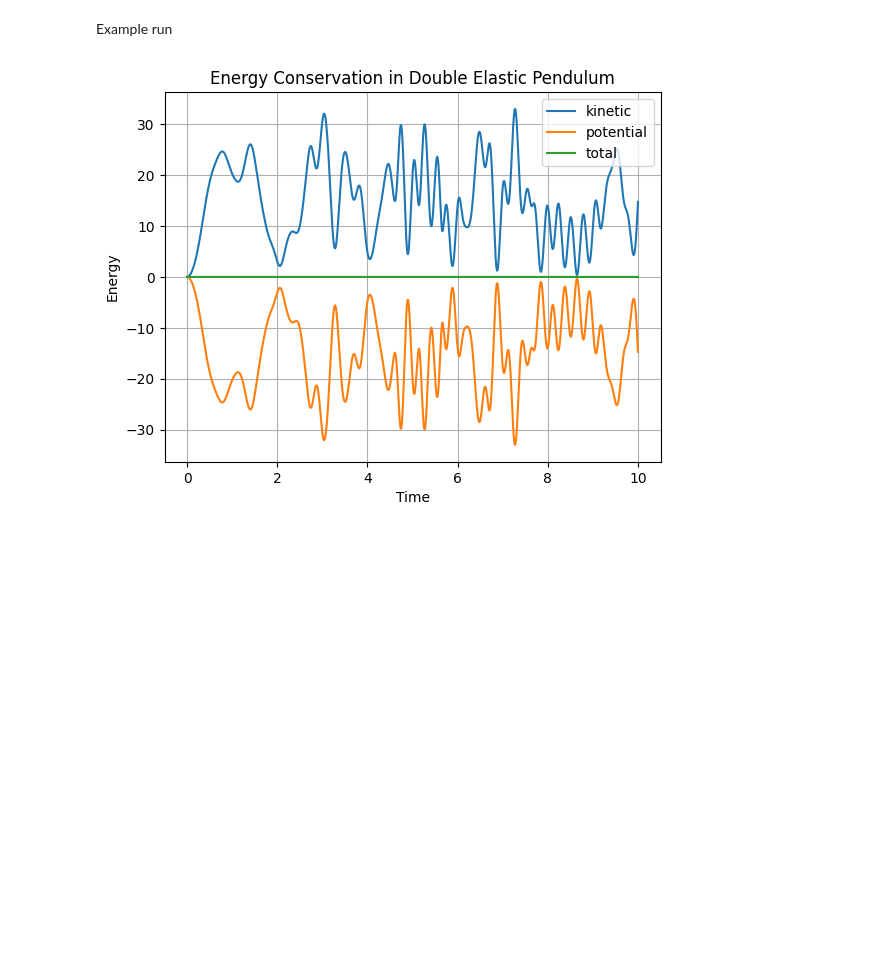
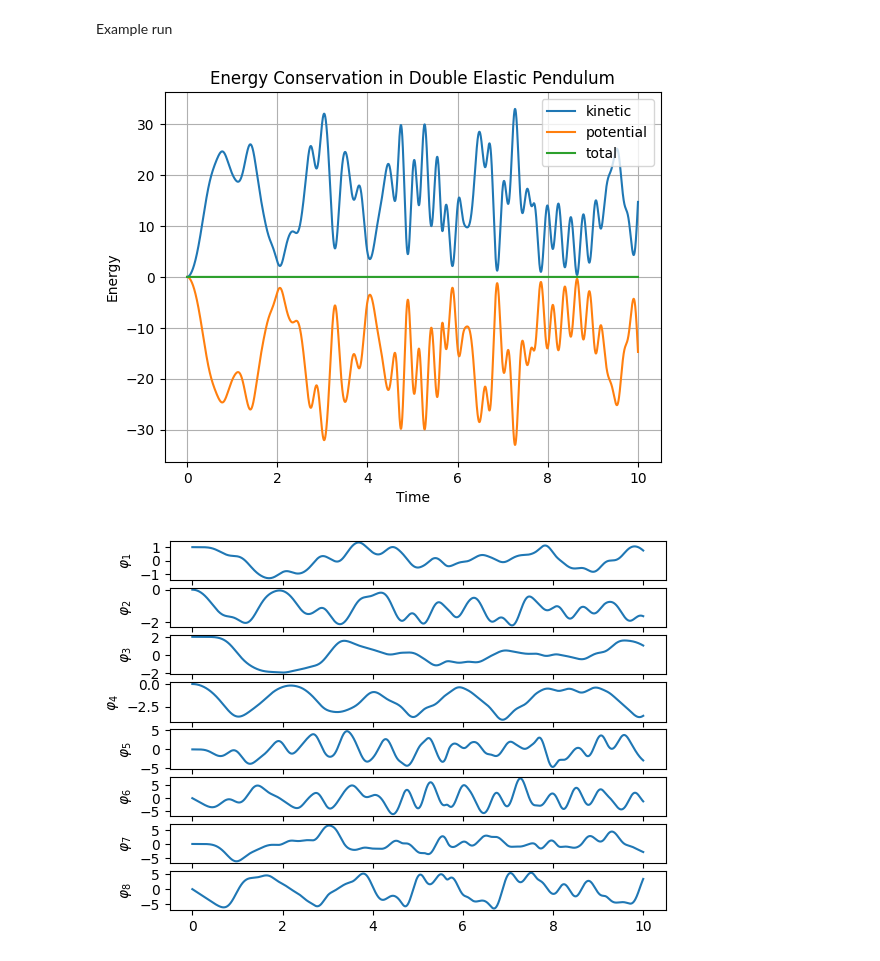
Before and after one commit to Chicago-Club-Management-Company/aqua-blue, a Jupyter notebook: examples/knowledge-based-model.ipynb, the cells around one changed output. Drawn from its saved outputs; the diff is of its cells as text; code cells hidden in the pictures; blank space fills up the shorter version.

```diff
--- a/examples/knowledge-based-model.ipynb
+++ b/examples/knowledge-based-model.ipynb
@@ -95,43 +97,48 @@ double_pendulum = DoublePendulum(
     mass=1.0,
     anchor=(0.0, 0.0),
     positions=[
         [1.0, 0.0],
         [2.0, 0.0],
     ],
     velocities=[
         [0.0, 0.0],
         [0.0, 0.0]
     ]
 )
 
-
-r1_history = []
-r2_history = []
 KE_history = []
 PE_history = []
 
 steps = 10000
 timestep = 1.0e-3
-for _ in range(steps):
-    r1_history.append(double_pendulum.positions[0])
-    r2_history.append(double_pendulum.positions[1])
-    KE_history.append(double_pendulum.kinetic_energy)
-    PE_history.append(double_pendulum.potential_energy)
+phase_space_trajectory = np.zeros((steps, 8))
+ke_history = np.zeros(steps)
+pe_history = np.zeros(steps)
+for i in range(steps):
+
+    phase_space_trajectory[i] = np.concat((*double_pendulum.positions, *double_pendulum.velocities))
+    ke_history[i] = double_pendulum.kinetic_energy
+    pe_history[i] = double_pendulum.potential_energy
 
     double_pendulum.step(timestep=timestep)
 
 # Plot energy over time
-KE_history = np.array(KE_history)
-PE_history = np.array(PE_history)
 t = np.linspace(0, timestep * steps, steps)
-plt.plot(t, KE_history, label="kinetic")
-plt.plot(t, PE_history, label="potential")
-plt.plot(t, KE_history + PE_history, label="total")
+plt.plot(t, ke_history, label="kinetic")
+plt.plot(t, pe_history, label="potential")
+plt.plot(t, ke_history + pe_history, label="total")
 plt.legend()
 plt.xlabel('Time')
 plt.ylabel('Energy')
 plt.title('Energy Conservation in Double Elastic Pendulum')
 plt.grid()
 plt.show()
+plt.close()
+
+fig, axs = plt.subplots(nrows=8, sharex=True)
+for i, (ax, dim) in enumerate(zip(axs, phase_space_trajectory.T)):
+    ax.plot(t, dim)
+    ax.set_ylabel(rf"$\varphi_{{{i + 1}}}$")
 # %% [output]
 [figure]
+[figure, added]
```
Also changed, not shown: parts of 3 cells of this notebook.
